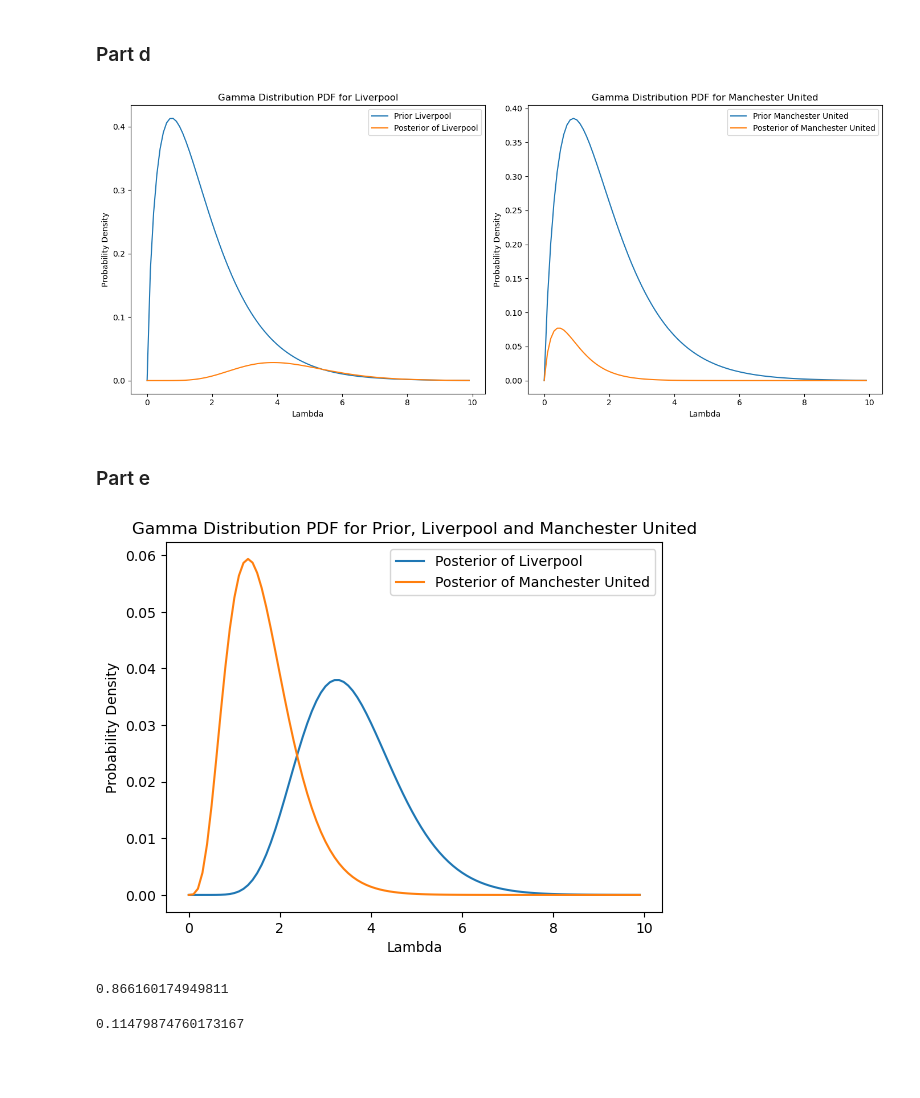
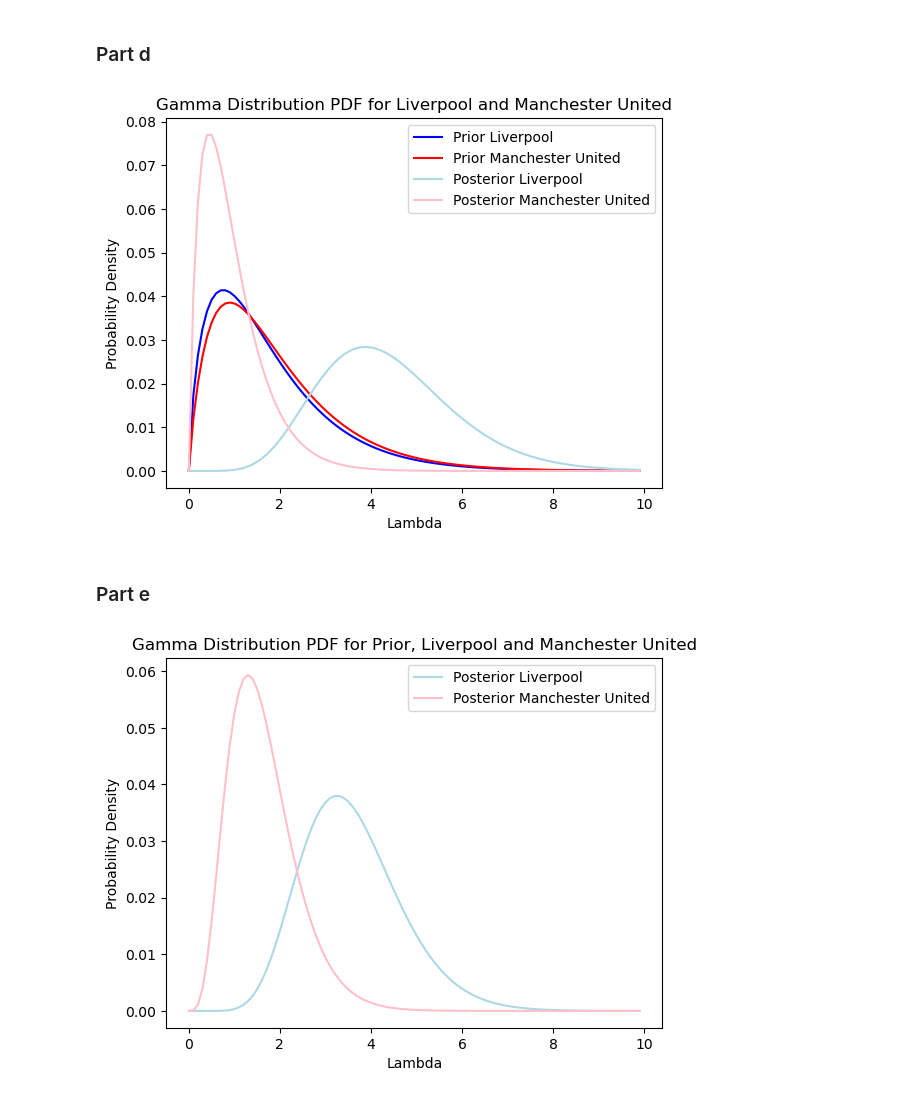
Before and after one commit to harrrilan/DS122_Probability_Theory, a Jupyter notebook: Homeworks/HW7Questions.ipynb, the cells around one changed output. Drawn from its saved outputs; the diff is of its cells as text; code cells hidden in the pictures; blank space fills up the shorter version.

```diff
--- a/Homeworks/HW7Questions.ipynb
+++ b/Homeworks/HW7Questions.ipynb
@@ -83,44 +83,37 @@ def update(distribution, likelihood):
 # %% [markdown]
 ### Part d
 # %%
-#prior = pd.DataFrame({'lams':lambda_range,'probs':gamma_football/sum(gamma_football)})
-fig, (ax1, ax2) = plt.subplots(1, 2, figsize=(14, 6))
+prior_liverpool = pd.DataFrame({'lams':lambda_range,'probs':gamma_liverpool/np.sum(gamma_liverpool)})
+liverpool_prior2 = prior_liverpool.copy()
 
-prior_liverpool = pd.DataFrame({'lams':lambda_range,'probs':gamma_liverpool/sum(gamma_liverpool)})
-liverpool_prior = prior_liverpool.copy()
+prior_manchester = pd.DataFrame({'lams':lambda_range,'probs':gamma_manchester/np.sum(gamma_manchester)})
+manchester_prior2 = prior_manchester.copy()
 
-prior_manchester = pd.DataFrame({'lams':lambda_range,'probs':gamma_manchester/sum(gamma_manchester)})
-manchester_prior = prior_manchester.copy()
+liv_post = update(liverpool_prior2, likelihood_poisson(liverpool_prior['lams'], 7));
+man_post = update(manchester_prior2, likelihood_poisson(manchester_prior['lams'], 0));
 
-update(liverpool_prior, likelihood_poisson(liverpool_prior['lams'], 7));
-update(manchester_prior, likelihood_poisson(manchester_prior['lams'], 0));
 
-ax1.plot(lambda_range, gamma_liverpool, label='Prior Liverpool')
-ax1.plot(liverpool_prior['lams'], liverpool_prior['probs'], label='Posterior of Liverpool')
-ax1.set_xlabel('Lambda')
-ax1.set_ylabel('Probability Density')
-ax1.set_title('Gamma Distribution PDF for Liverpool')
-ax1.legend()
 
-ax2.plot(lambda_range, gamma_manchester, label='Prior Manchester United')
-ax2.plot(manchester_prior['lams'], manchester_prior['probs'], label='Posterior of Manchester United')
-ax2.set_xlabel('Lambda')
-ax2.set_ylabel('Probability Density')
-ax2.set_title('Gamma Distribution PDF for Manchester United')
-ax2.legend()
+plt.plot(prior_liverpool['lams'], prior_liverpool['probs'], label='Prior Liverpool', color='blue')
+plt.plot(prior_manchester['lams'], prior_manchester['probs'], label='Prior Manchester United',color='red')
+plt.plot(liv_post['lams'], liv_post['probs'], label='Posterior Liverpool', color='lightblue')
+plt.plot(man_post['lams'], man_post['probs'], label='Posterior Manchester United',color='pink')
 
-plt.tight_layout()
+plt.xlabel('Lambda')
+plt.ylabel('Probability Density')
+plt.title('Gamma Distribution PDF for Liverpool and Manchester United')
+plt.legend()
 plt.show()
 # %% [output]
-[figure, old version]
+[figure, new version]
 # %% [markdown]
 ### Part e
 # %%
-update(liverpool_prior, likelihood_poisson(liverpool_prior['lams'], 2));
-update(manchester_prior, likelihood_poisson(manchester_prior['lams'], 3));
+liv_post = update(liverpool_prior2, likelihood_poisson(liverpool_prior['lams'], 2));
+man_post = update(manchester_prior2, likelihood_poisson(manchester_prior['lams'], 3));
 
-plt.plot(liverpool_prior['lams'], liverpool_prior['probs'], label='Posterior of Liverpool')
-plt.plot(manchester_prior['lams'], manchester_prior['probs'], label='Posterior of Manchester United')
+plt.plot(liv_post['lams'], liv_post['probs'], label='Posterior Liverpool', color='lightblue')
+plt.plot(man_post['lams'], man_post['probs'], label='Posterior Manchester United',color='pink')
 
 plt.xlabel('Lambda')
 plt.ylabel('Probability Density')
@@ -128,30 +121,4 @@ plt.title('Gamma Distribution PDF for Prior, Liverpool and Manchester United')
 plt.legend()
 plt.show()
 # %% [output]
-[figure, old version]
+[figure, new version]
-# %%
-def prob_of_s(dist1, dist2):
-    """Compute the probability of superiority."""
-    total = 0
-    for index1, row1 in dist1.iterrows():
-        for index2, row2 in dist2.iterrows():
-            if row1['lams'] > row2['lams']:
-                total += row1['probs'] * row2['probs']
-    return total
-
-prob_of_s(liverpool_prior, manchester_prior)
-# %% [output]
-0.866160174949811
-# %%
-def prob_of_s(dist1, dist2):
-    """Compute the probability of superiority."""
-    total = 0
-    for index1, row1 in dist1.iterrows():
-        for index2, row2 in dist2.iterrows():
-            if row1['lams'] > row2['lams']:
-                total += row1['probs'] * row2['probs']
-    return total
-
-prob_of_s(manchester_prior, liverpool_prior)
-# %% [output]
-0.11479874760173167
```
Also changed, not shown: parts of 1 cell of this notebook.
